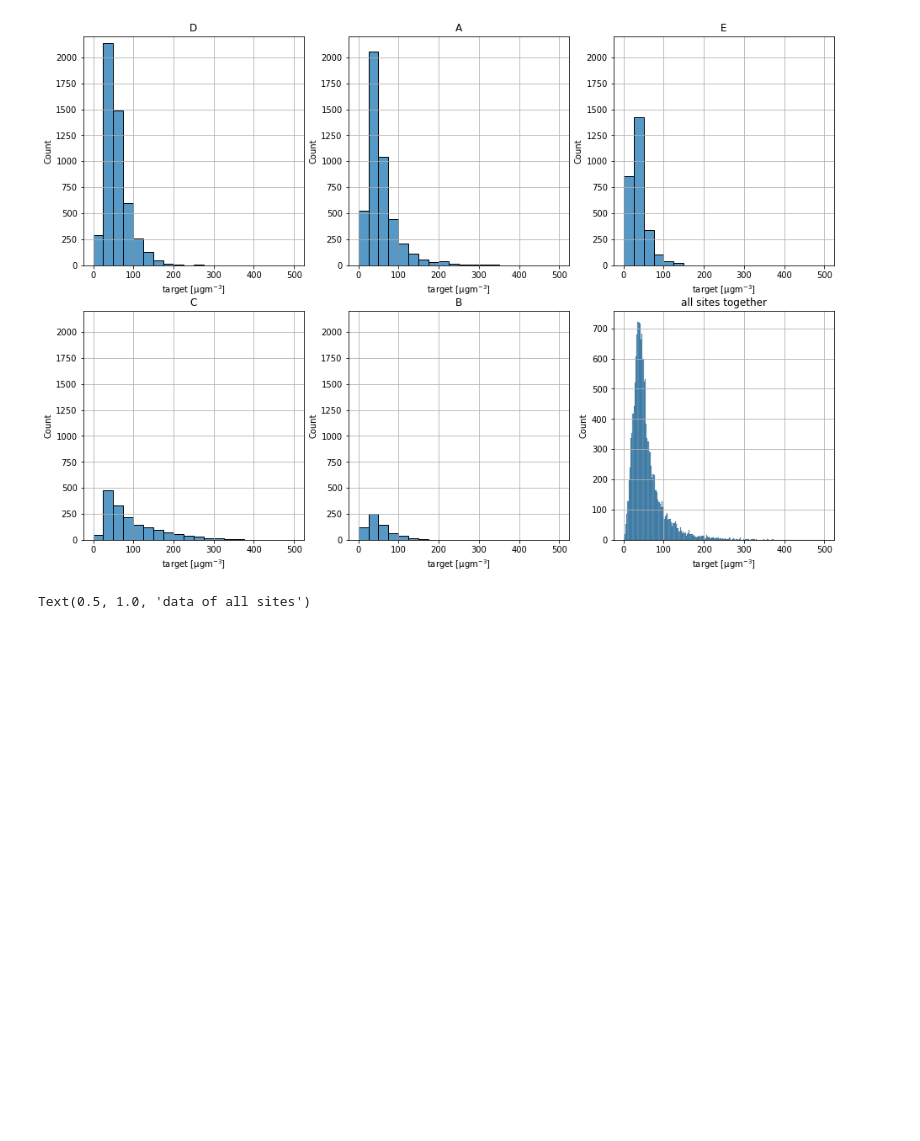
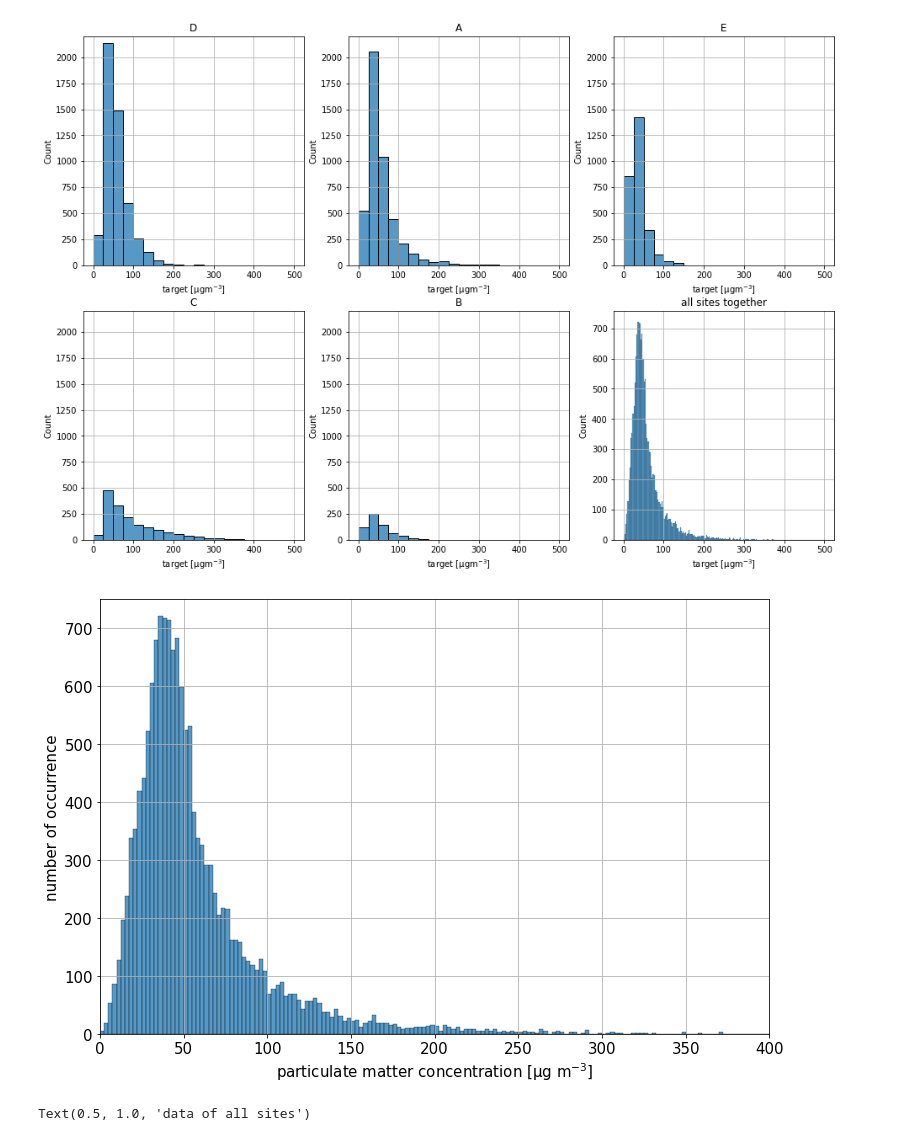
Before and after one commit to JeromeSauer/Project2_AirQuality, a Jupyter notebook: Project2_EDA.ipynb, the cells around one changed output. Drawn from its saved outputs; the diff is of its cells as text; code cells hidden in the pictures; blank space fills up the shorter version.

```diff
--- a/Project2_EDA.ipynb
+++ b/Project2_EDA.ipynb
@@ -174,6 +174,21 @@ site C: 1694 observations
 site B: 654 observations
 Text(0.5, 0, 'target [$\\mathregular{µg m^{-3}}$]')
 [figure]
+# %%
+# look at histogram of target variable aggregated over all five stations
+# also print the respective number of observations
+fontsize=15
+fig,ax = plt.subplots(figsize=(12,8))
+bins = np.arange(0,501,2.5)
+sns.histplot(x='target',data=data,ax=ax,bins=bins)
+ax.grid()
+ax.set_ylim([0,750])
+ax.set_xlim([0,400])
+ax.set_xlabel('particulate matter concentration [$\mathregular{µg\ m^{-3}}$]',fontsize=fontsize)
+ax.set_ylabel('number of occurrence',fontsize=fontsize)
+ax.tick_params(axis='both',labelsize=fontsize)
+# %% [output]
+[figure, added]
 # %%
 # distribution of aggregated target variable in boxplot
 fig,ax = plt.subplots()
```
Also changed, not shown: parts of 3 cells of this notebook.
